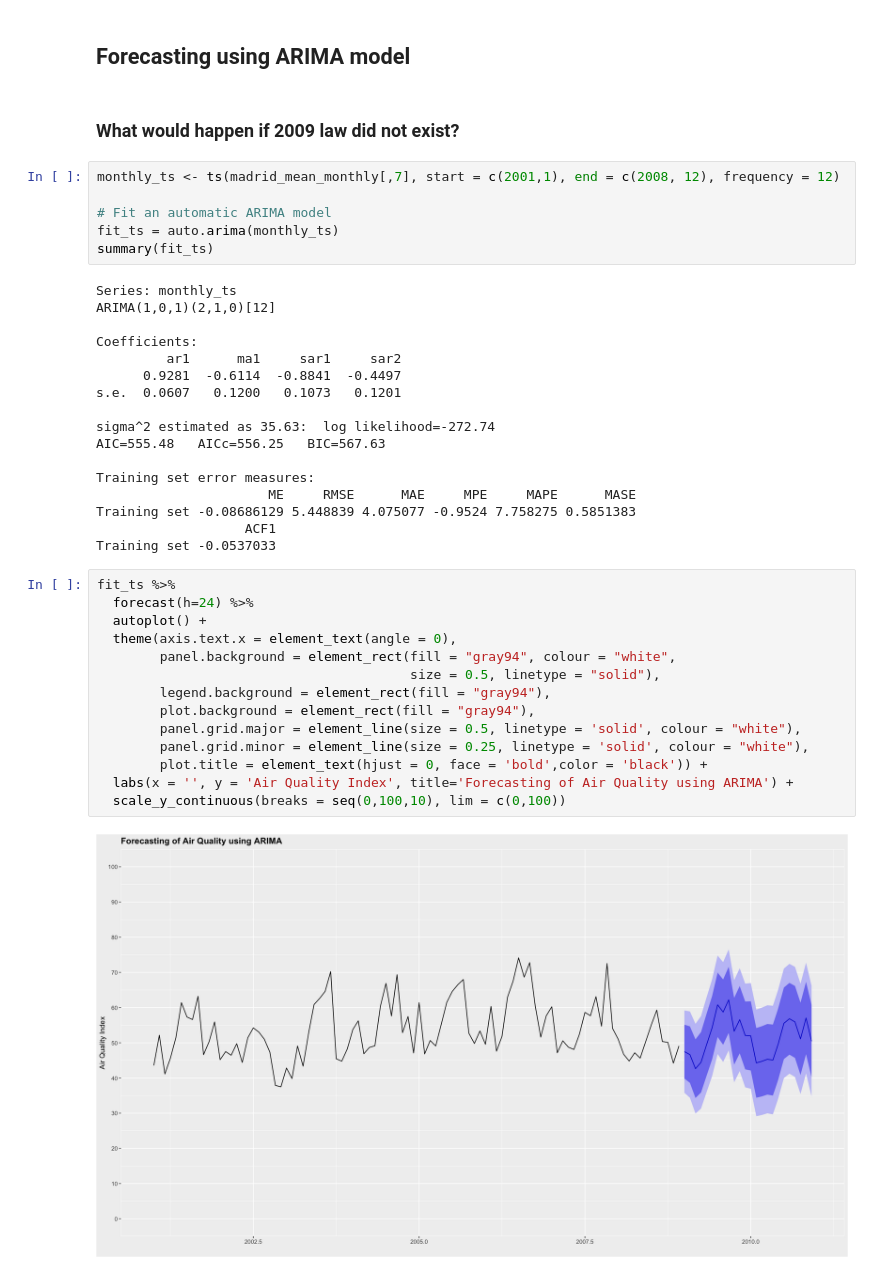
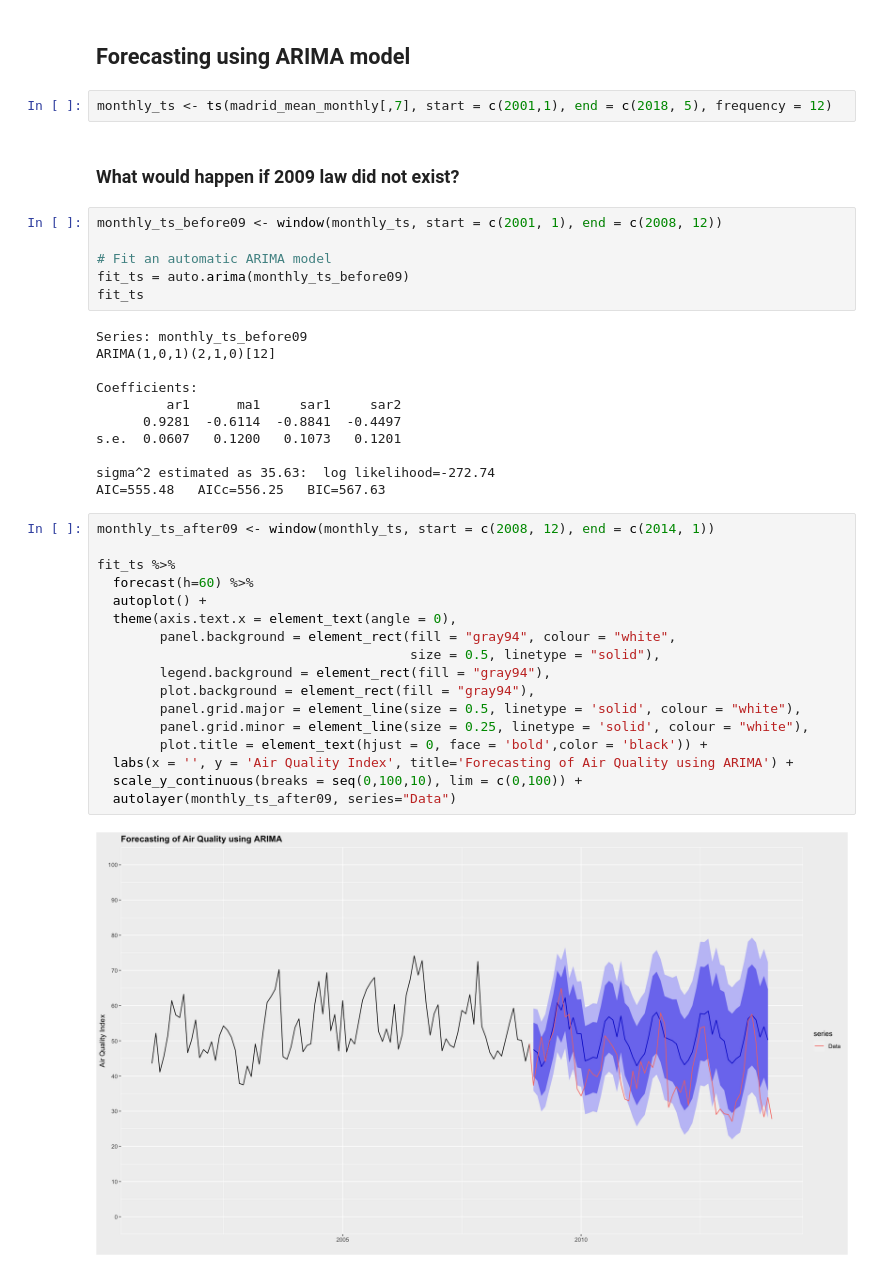
Before and after one commit to buu-nguyen/PIB3-MadridAirQuality, a Jupyter notebook: Madrid-Air-Quality.ipynb, the cells around one changed output. Cells and saved outputs as stored; diff of their text form.

```diff
--- a/Madrid-Air-Quality.ipynb
+++ b/Madrid-Air-Quality.ipynb
@@ -163,16 +169,18 @@ madrid_mean_monthly %>%
 From this graph, we know that air quality is getting worse in summer (June, July, and August). Maybe there are a lot of outdoor activity in Madrid in this season.
 # %% [markdown]
 ## Forecasting using ARIMA model
+# %%
+monthly_ts <- ts(madrid_mean_monthly[,7], start = c(2001,1), end = c(2018, 5), frequency = 12)
 # %% [markdown]
 ### What would happen if 2009 law did not exist?
 # %%
-monthly_ts <- ts(madrid_mean_monthly[,7], start = c(2001,1), end = c(2008, 12), frequency = 12)
+monthly_ts_before09 <- window(monthly_ts, start = c(2001, 1), end = c(2008, 12))
 
 # Fit an automatic ARIMA model
-fit_ts = auto.arima(monthly_ts)
-summary(fit_ts)
+fit_ts = auto.arima(monthly_ts_before09)
+fit_ts
 # %% [output]
-Series: monthly_ts
+Series: monthly_ts_before09
 ARIMA(1,0,1)(2,1,0)[12]
 
 Coefficients:
@@ -182,26 +190,23 @@ s.e.  0.0607   0.1200   0.1073   0.1201
 
 sigma^2 estimated as 35.63:  log likelihood=-272.74
 AIC=555.48   AICc=556.25   BIC=567.63
-
-Training set error measures:
-                      ME     RMSE      MAE     MPE     MAPE      MASE
-Training set -0.08686129 5.448839 4.075077 -0.9524 7.758275 0.5851383
-                   ACF1
-Training set -0.0537033
 # %%
+monthly_ts_after09 <- window(monthly_ts, start = c(2008, 12), end = c(2014, 1))
+
 fit_ts %>%
-  forecast(h=24) %>%
+  forecast(h=60) %>%
   autoplot() +
   theme(axis.text.x = element_text(angle = 0),
         panel.background = element_rect(fill = "gray94", colour = "white",
                                         size = 0.5, linetype = "solid"),
         legend.background = element_rect(fill = "gray94"),
         plot.background = element_rect(fill = "gray94"),
         panel.grid.major = element_line(size = 0.5, linetype = 'solid', colour = "white"),
         panel.grid.minor = element_line(size = 0.25, linetype = 'solid', colour = "white"),
         plot.title = element_text(hjust = 0, face = 'bold',color = 'black')) +
   labs(x = '', y = 'Air Quality Index', title='Forecasting of Air Quality using ARIMA') +
-  scale_y_continuous(breaks = seq(0,100,10), lim = c(0,100))
+  scale_y_continuous(breaks = seq(0,100,10), lim = c(0,100)) +
+  autolayer(monthly_ts_after09, series="Data")
 # %% [output]
-[figure, old version]
+[figure, new version]
 # %% [markdown]
```
Also changed, not shown: parts of 6 cells of this notebook.
